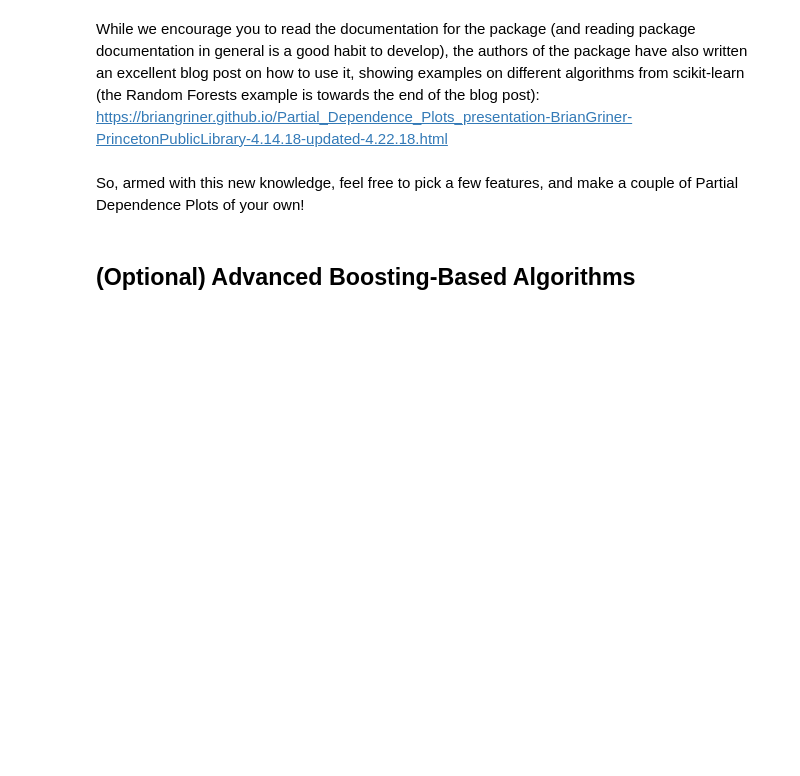
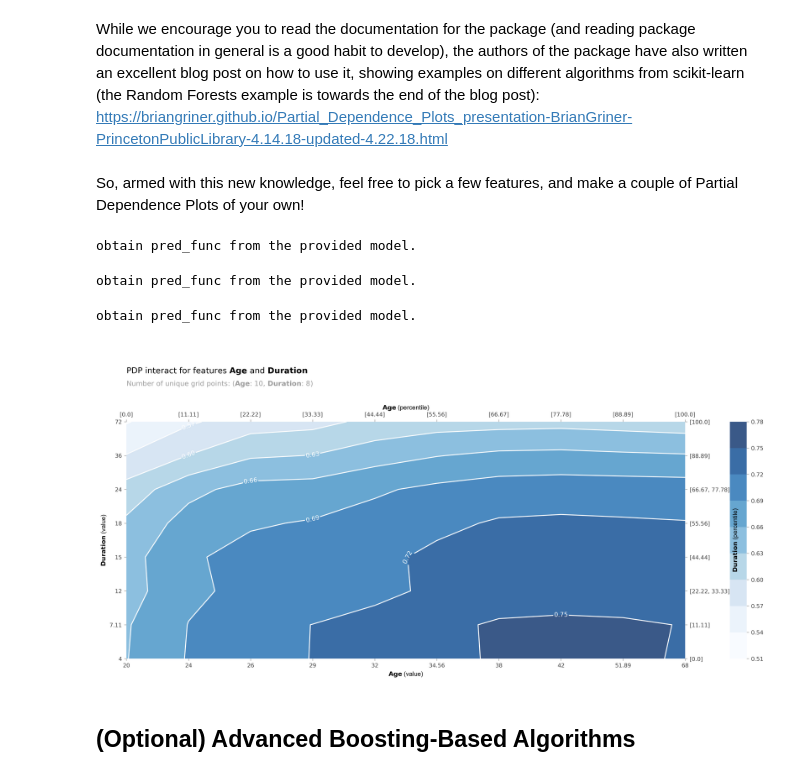
Before and after one commit to zqliang/mec-mini-projects, a Jupyter notebook: mec-13.5.1-tree-based-algorithms-mini-project/Mini_Project_Tree-Based_Algorithms.ipynb, the cells around one changed output. Saved outputs shown, nothing was run; the diff lists cells and outputs as text; code cells hidden in the pictures; blank space fills up the shorter version.

Commit message:
fix pdpbox plot

```diff
--- a/mec-13.5.1-tree-based-algorithms-mini-project/Mini_Project_Tree-Based_Algorithms.ipynb
+++ b/mec-13.5.1-tree-based-algorithms-mini-project/Mini_Project_Tree-Based_Algorithms.ipynb
@@ -336,18 +369,30 @@ So, armed with this new knowledge, feel free to pick a few features, and make a
 # %%
 import pdpbox
 from matplotlib import pyplot as plt
 from pdpbox import pdp, info_plots
 
-#look at Age feature
-pdp_feature = pdp.PDPIsolate(model=rfc, df=X_test, model_features=X.columns, feature='Age', feature_name='Age')
-print(pdp_feature)
+#% matplotlib inline
 
-# Plot the PDP
+pdp_age_duration = pdpbox.pdp.PDPInteract(
+    model=rfc,
+    df=X_test,
+    model_features=X.columns,
+    features=['Age','Duration'],
+    feature_names=['Age','Duration'])
 
-pdpbox.pdp.PDPInteract(
-    model=rfc, df=X_test, model_features=X.columns, features=X.columns, feature_names='Age').plot(
-    plot_type='contour', plot_pdp=True, to_bins=True, show_percentile=False, dpi=300, ncols=2)
-plt.show()
+fig, axes = pdp_age_duration.plot(
+    plot_type='contour',
+    plot_pdp=False,
+    to_bins=True,
+    show_percentile=True,
+    ncols=2,
+    engine='matplotlib',
+    template='plotly_white')
+# %% [output]
+obtain pred_func from the provided model.
+obtain pred_func from the provided model.
+obtain pred_func from the provided model.
+[figure, added]
 # %% [markdown]
 ## (Optional) Advanced Boosting-Based Algorithms
 # %% [markdown]
```
Also changed, not shown: parts of 6 cells of this notebook.
